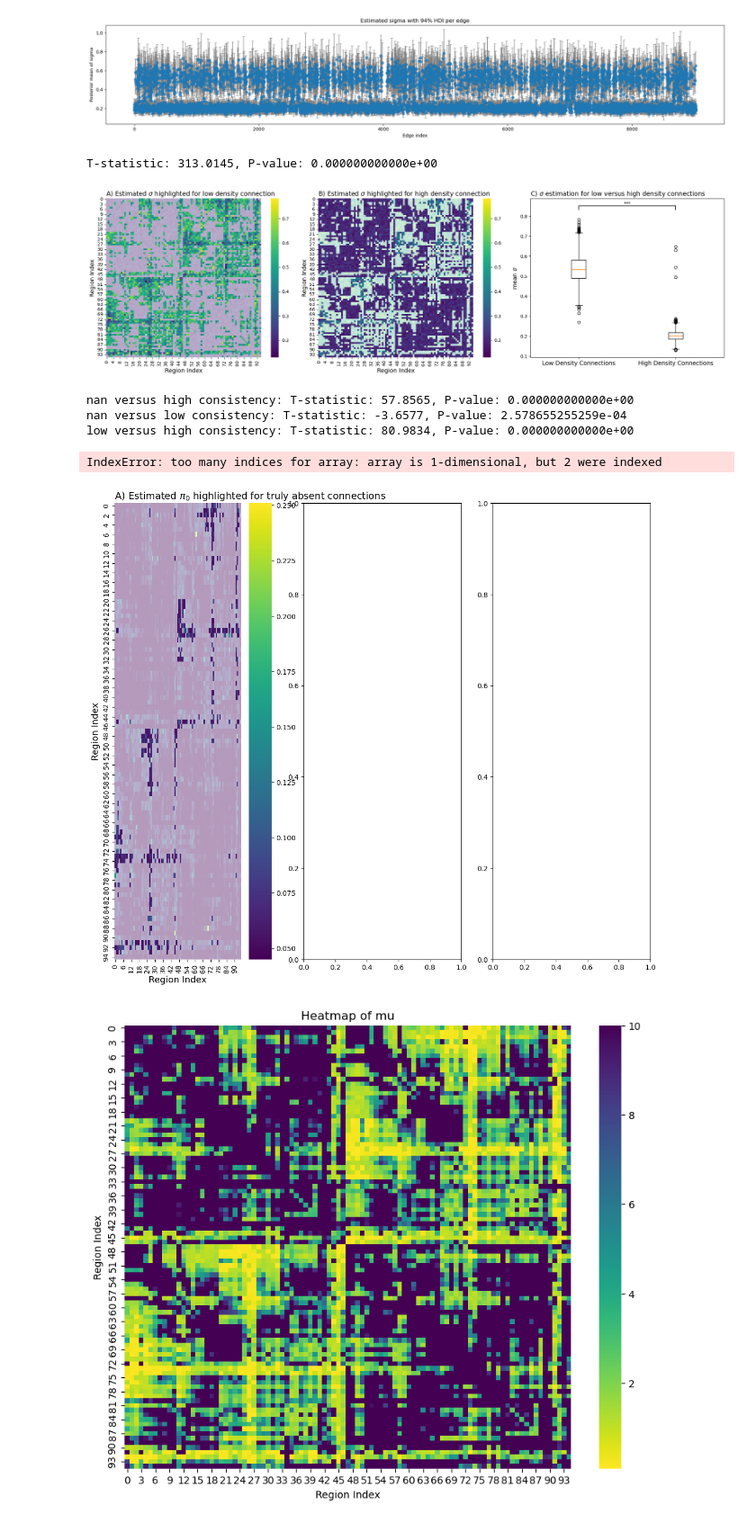
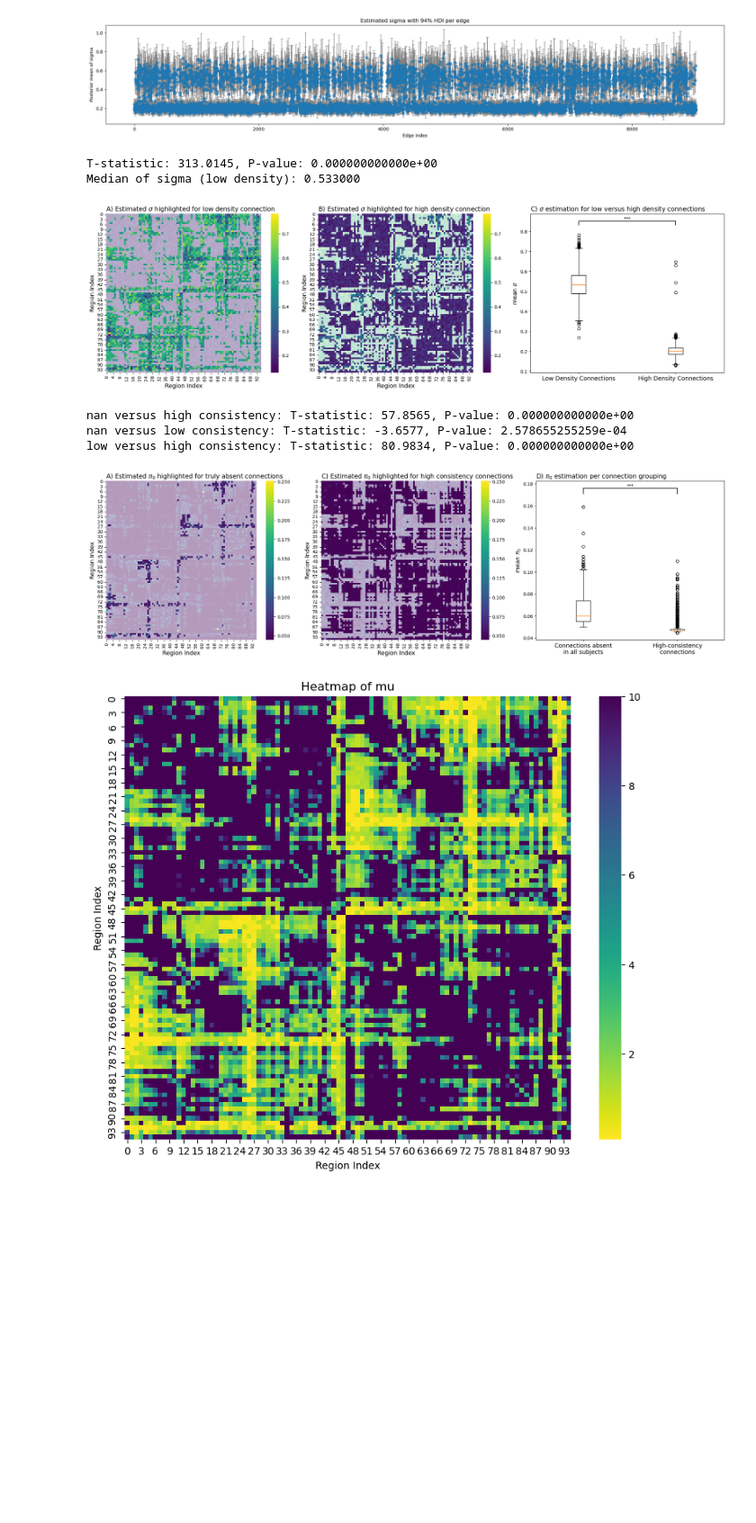
Before and after one commit to celprov/hcph-sops, a Jupyter notebook: docs/analysis/bayesian_modeling_simulated_sc.ipynb, the cells around one changed output. Shown at 90% size. Saved outputs shown, nothing was run; the diff lists cells and outputs as text; code cells hidden in the pictures; blank space fills up the shorter version.

Commit message:
fix: fix the plot reporting on the estimated pi0

```diff
--- a/docs/analysis/bayesian_modeling_simulated_sc.ipynb
+++ b/docs/analysis/bayesian_modeling_simulated_sc.ipynb
@@ -339,6 +339,8 @@ axes[2].boxplot(
     [sigma[mask_l].flatten(), sigma[mask_h].flatten()],
     tick_labels=["Low Density Connections", "High Density Connections"],
 )
+print(f"Median of sigma (low density): {np.median(sigma[mask_l].flatten()):.6f}")
+
 axes[2].set_xticklabels(
     ["Low Density Connections", "High Density Connections"], fontsize=13
 )
@@ -363,6 +365,7 @@ plt.tight_layout()
 plt.show()
 # %% [output]
 T-statistic: 313.0145, P-value: 0.000000000000e+00
+Median of sigma (low density): 0.533000
 [figure]
 # %%
 threshold = np.percentile(consistency_matrix[consistency_matrix > 0], 40)
@@ -418,7 +421,7 @@ axes[0, 0].set_ylabel("Region Index", fontsize=13)
 """
 
 # Heatmap with 1 - alpha_mask
-sns.heatmap(pi0, cmap="viridis", cbar=True, alpha=alpha_mask_lc, ax=axes[0, 1])
+sns.heatmap(pi0, cmap="viridis", cbar=True, alpha=alpha_mask_lc, ax=axes[1])
 axes[1].set_title(
     r"C) Estimated $\pi_0$ highlighted for high consistency connections",
     fontsize=14,
@@ -428,7 +431,7 @@ axes[1].set_xlabel("Region Index", fontsize=13)
 axes[1].set_ylabel("Region Index", fontsize=13)
 
 # Boxplot
-axes[1].boxplot(
+axes[2].boxplot(
     [pi0[nan_mask].flatten(), pi0[high_cons].flatten()]
 )
 """
@@ -439,59 +442,58 @@ axes[1].set_xticklabels(
     [
         "Connections absent\nin all subjects",
         "Low-consistency\nconnections\npresent in at least\none subject",
         "High-consistency\nconnections",
     ],
     fontsize=13,
 )
 """
-axes[1].set_xticklabels(
+axes[2].set_xticklabels(
     [
         "Connections absent\nin all subjects",
         "High-consistency\nconnections",
     ],
     fontsize=13,
 )
-axes[1].set_title(
-    r"D) $\\pi_0$ estimation per connection grouping", fontsize=14, loc="left"
+axes[2].set_title(
+    r"D) $\pi_0$ estimation per connection grouping", fontsize=14, loc="left"
 )
-axes[1].set_ylabel(r"mean $\\pi_0$", fontsize=13)
+axes[2].set_ylabel(r"mean $\pi_0$", fontsize=13)
 
 # Add a line with *** to indicate statistical significance
-x1, x2 = 1, 3  # positions of the two boxplots
-y, h, col = (
-    pi0[~nan_mask].max() + 0.03,
-    0.01,
-    "black",
-)  # y position, height of the line, and color
-axes[1, 1].plot([x1, x1, x2, x2], [y, y + h, y + h, y], lw=1.5, c=col)
-axes[1, 1].text((x1 + x2) * 0.5, y + h, f"***", ha="center", va="bottom", color=col)
+# x1, x2 = 1, 3  # positions of the two boxplots
+# y, h, col = (
+#     pi0[~nan_mask].max() + 0.03,
+#     0.01,
+#     "black",
+# )  # y position, height of the line, and color
+# axes[2].plot([x1, x1, x2, x2], [y, y + h, y + h, y], lw=1.5, c=col)
+# axes[2].text((x1 + x2) * 0.5, y + h, f"***", ha="center", va="bottom", color=col)
 
-x1, x2 = 2, 3  # positions of the two boxplots
-y, h, col = (
-    pi0[~nan_mask].max() + 0.01,
-    0.01,
-    "black",
-)  # y position, height of the line, and color
-axes[1, 1].plot([x1, x1, x2, x2], [y, y + h, y + h, y], lw=1.5, c=col)
-axes[1, 1].text((x1 + x2) * 0.5, y + h, f"***", ha="center", va="bottom", color=col)
+# x1, x2 = 2, 3  # positions of the two boxplots
+# y, h, col = (
+#     pi0[~nan_mask].max() + 0.01,
+#     0.01,
+#     "black",
+# )  # y position, height of the line, and color
+# axes[2].plot([x1, x1, x2, x2], [y, y + h, y + h, y], lw=1.5, c=col)
+# axes[2].text((x1 + x2) * 0.5, y + h, f"***", ha="center", va="bottom", color=col)
 
 x1, x2 = 1, 2  # positions of the two boxplots
 y, h, col = (
-    pi0[~nan_mask].max() + 0.01,
-    0.01,
+    pi0[~nan_mask].max() - 0.08,
+    0.005,
     "black",
 )  # y position, height of the line, and color
-axes[1, 1].plot([x1, x1, x2, x2], [y, y + h, y + h, y], lw=1.5, c=col)
-axes[1, 1].text((x1 + x2) * 0.5, y + h, f"***", ha="center", va="bottom", color=col)
+axes[2].plot([x1, x1, x2, x2], [y, y + h, y + h, y], lw=1.5, c=col)
+axes[2].text((x1 + x2) * 0.5, y + h, f"***", ha="center", va="bottom", color=col)
 
 plt.tight_layout()
 plt.show()
 # %% [output]
 nan versus high consistency: T-statistic: 57.8565, P-value: 0.000000000000e+00
 nan versus low consistency: T-statistic: -3.6577, P-value: 2.578655255259e-04
 low versus high consistency: T-statistic: 80.9834, P-value: 0.000000000000e+00
-IndexError: too many indices for array: array is 1-dimensional, but 2 were indexed
-[figure, old version]
+[figure, new version]
 # %%
 mu = np.array([edge["mu"] for edge in param_values]).reshape(atlas_dim, atlas_dim)
 plt.figure(figsize=(10, 8))
```
Also changed, not shown: parts of 1 cell of this notebook.
